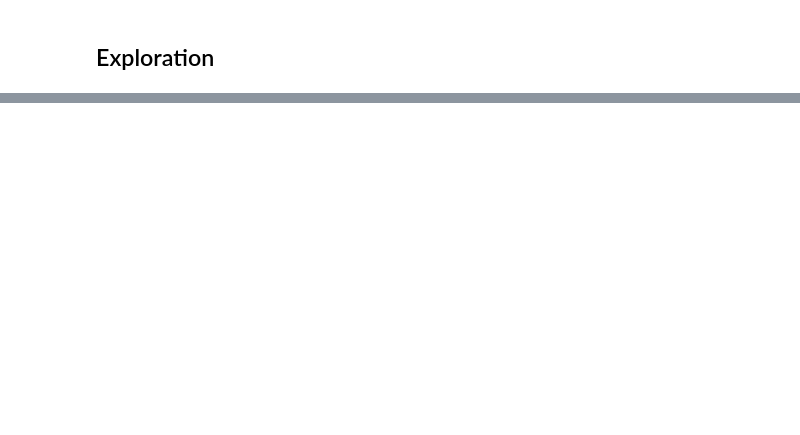
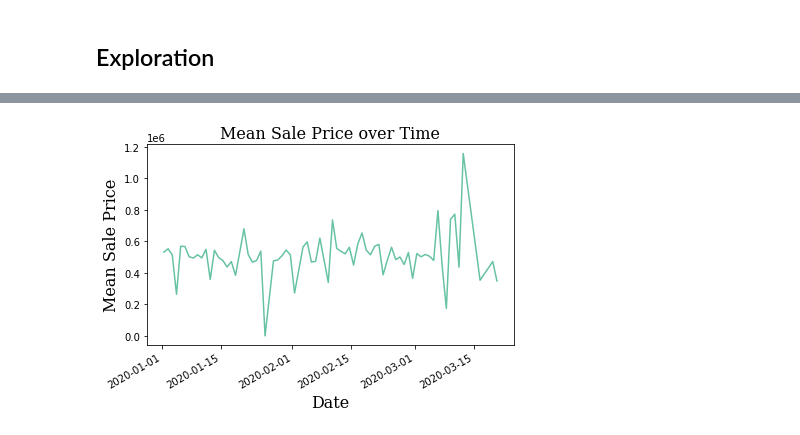
Before and after one commit to vmccready/home-saleprice-eda, a Jupyter notebook: sales_eda.ipynb, the cells around one changed output, grey strips where cells are left out. Drawn from its saved outputs; the diff is of its cells as text; code cells hidden in the pictures; blank space fills up the shorter version.

```diff
--- a/sales_eda.ipynb
+++ b/sales_eda.ipynb
@@ -213,0 +243,13 @@ plt.show()
+# %%
+mean_per_day = single_family.groupby('Date of Sale')['Sale Price'].mean()
+# %%
+fig, ax = plt.subplots()
+ax.plot(mean_per_day, color='#66c2a4')
+ax.set_xlabel('Date', **fonts)
+ax.set_ylabel('Mean Sale Price', **fonts)
+ax.set_title('Mean Sale Price over Time', **fonts)
+fig.tight_layout()
+fig.autofmt_xdate()
+plt.show()
+# %% [output]
+[figure, added]
```
Also changed, not shown: parts of 19 cells of this notebook, 1 other file.
